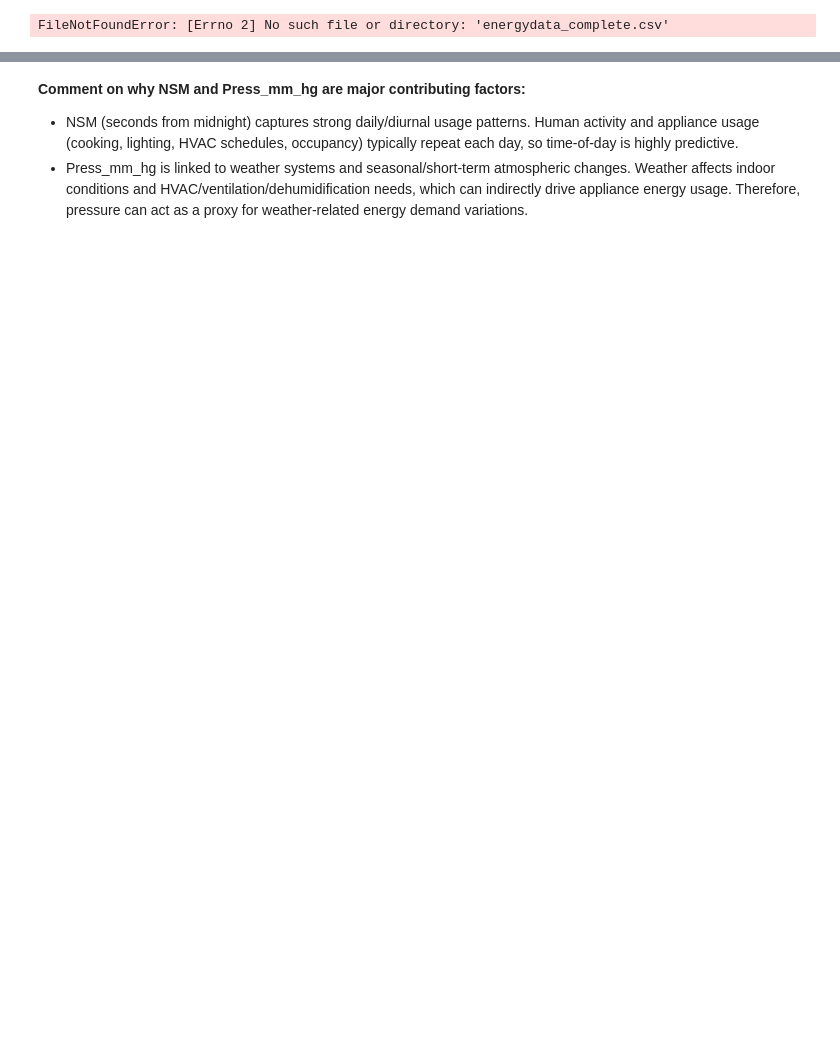
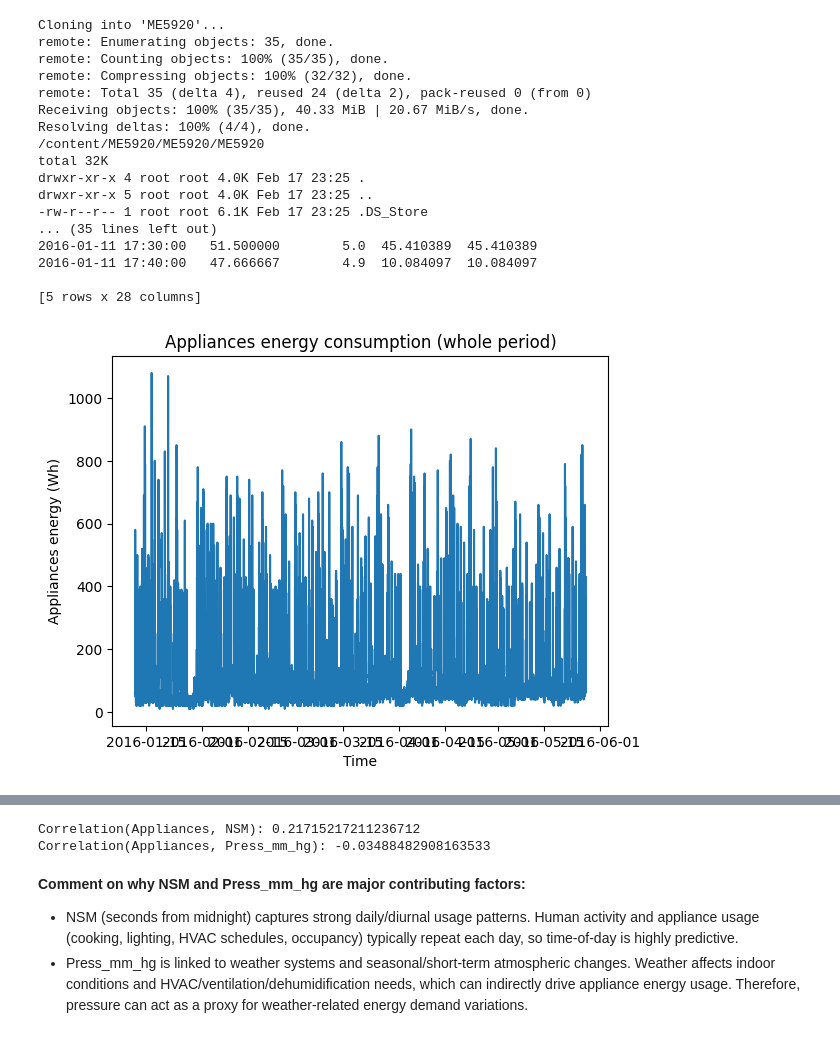
Before and after one commit to LeMat11/ME5920, a Jupyter notebook: HW1/hw1.ipynb, the cells around one changed output, grey strips where cells are left out. Cells and saved outputs as stored; diff of their text form; code cells hidden in the pictures; blank space fills up the shorter version.

```diff
--- a/HW1/hw1.ipynb
+++ b/HW1/hw1.ipynb
@@ -106,7 +108,11 @@ import numpy as np
 import matplotlib.pyplot as plt
 
 # ------------- Load data -------------
-csv_path = "energydata_complete.csv"  # adjust if your notebook is in a subfolder
+!rm -rf ME5920
+!git clone https://github.com/LeMat11/ME5920.git
+%cd ME5920
+!ls -lah
+csv_path = "HW1/energydata_complete.csv"  # adjust if your notebook is in a subfolder
 df = pd.read_csv(csv_path)
 
 # The dataset has a date column (usually named 'date')
@@ -199,33 +205,50 @@ plt.show()
 # This is NOT required but makes the pattern obvious
 df_tmp = df.copy()
 df_tmp["NSM_min"] = (df_tmp["NSM"] // 60).astype(int)  # bucket by minute
-nsm_profile = df_tmp.groupby("NSM_min")["Appliances"].mean()
+sm_profile = df_tmp.groupby("NSM_min")["Appliances"].mean()
 
 plt.figure()
-plt.plot(nsm_profile.index * 60, nsm_profile.values)
+plt.plot(sm_profile.index * 60, sm_profile.values)
 plt.xlabel("NSM (seconds from midnight)")
 plt.ylabel("Mean appliances energy (Wh)")
 plt.title("Mean daily energy profile vs NSM (averaged over dataset)")
 plt.tight_layout()
 plt.show()
 
 # ============= 5) Energy vs Press_mm_hg =============
 # Column name in this dataset is typically "Press_mm_hg"
 if "Press_mm_hg" not in df.columns:
     raise KeyError("Column 'Press_mm_hg' not found. Please check the CSV column names.")
 
 plt.figure()
 plt.scatter(df["Press_mm_hg"], df["Appliances"], s=3, alpha=0.3)
 plt.xlabel("Press_mm_hg")
 plt.ylabel("Appliances energy (Wh)")
 plt.title("Appliances energy consumption vs Press_mm_hg")
 plt.tight_layout()
 plt.show()
 
 # Optional: correlation numbers (helpful for your comment in 6)
 corr_nsm = df["Appliances"].corr(df["NSM"])
 corr_press = df["Appliances"].corr(df["Press_mm_hg"])
 print("Correlation(Appliances, NSM):", corr_nsm)
 print("Correlation(Appliances, Press_mm_hg):", corr_press)
 # %% [output]
-FileNotFoundError: [Errno 2] No such file or directory: 'energydata_complete.csv'
+Cloning into 'ME5920'...
+remote: Enumerating objects: 35, done.
+remote: Counting objects: 100% (35/35), done.
+remote: Compressing objects: 100% (32/32), done.
+remote: Total 35 (delta 4), reused 24 (delta 2), pack-reused 0 (from 0)
+Receiving objects: 100% (35/35), 40.33 MiB | 20.67 MiB/s, done.
+Resolving deltas: 100% (4/4), done.
+/content/ME5920/ME5920/ME5920
+total 32K
+drwxr-xr-x 4 root root 4.0K Feb 17 23:25 .
+drwxr-xr-x 5 root root 4.0K Feb 17 23:25 ..
+-rw-r--r-- 1 root root 6.1K Feb 17 23:25 .DS_Store
+... (35 lines left out)
+2016-01-11 17:30:00   51.500000        5.0  45.410389  45.410389
+2016-01-11 17:40:00   47.666667        4.9  10.084097  10.084097
+
+[5 rows x 28 columns]
+[figure, added]
@@ -232,3 +261,5 @@ FileNotFoundError: [Errno 2] No such file or directory: 'energydata_complete.csv
+Correlation(Appliances, NSM): 0.21715217211236712
+Correlation(Appliances, Press_mm_hg): -0.03488482908163533
 # %% [markdown]
 **Comment on why NSM and Press_mm_hg are major contributing factors:**
 
```
Also changed, not shown: parts of 4 cells of this notebook.
